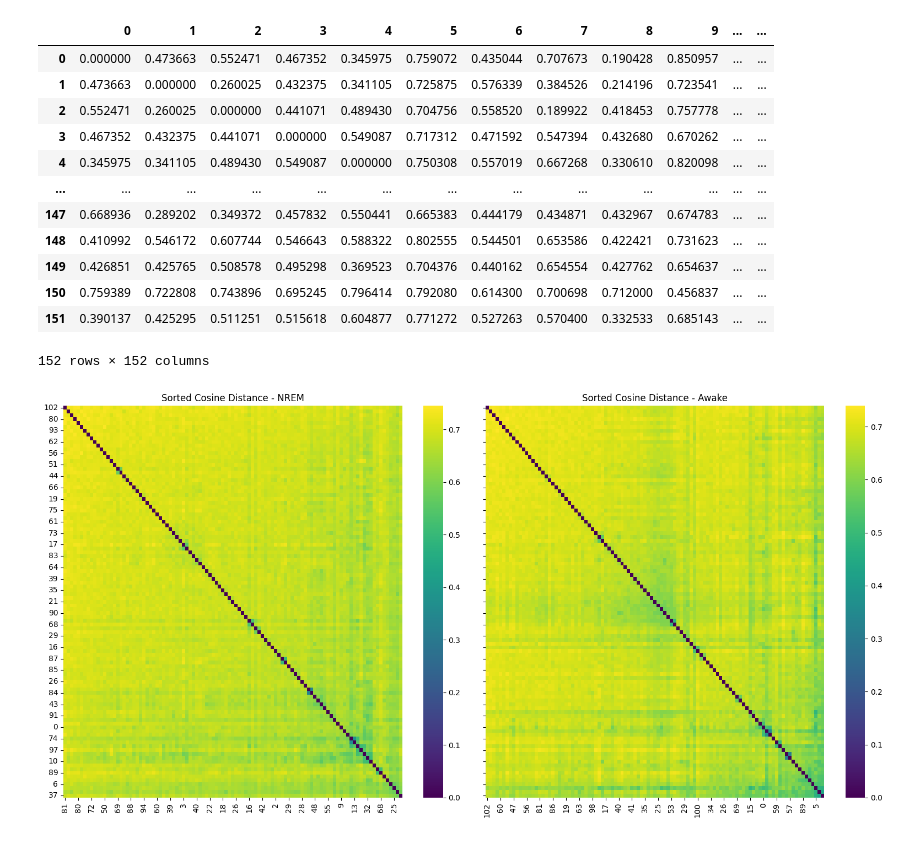
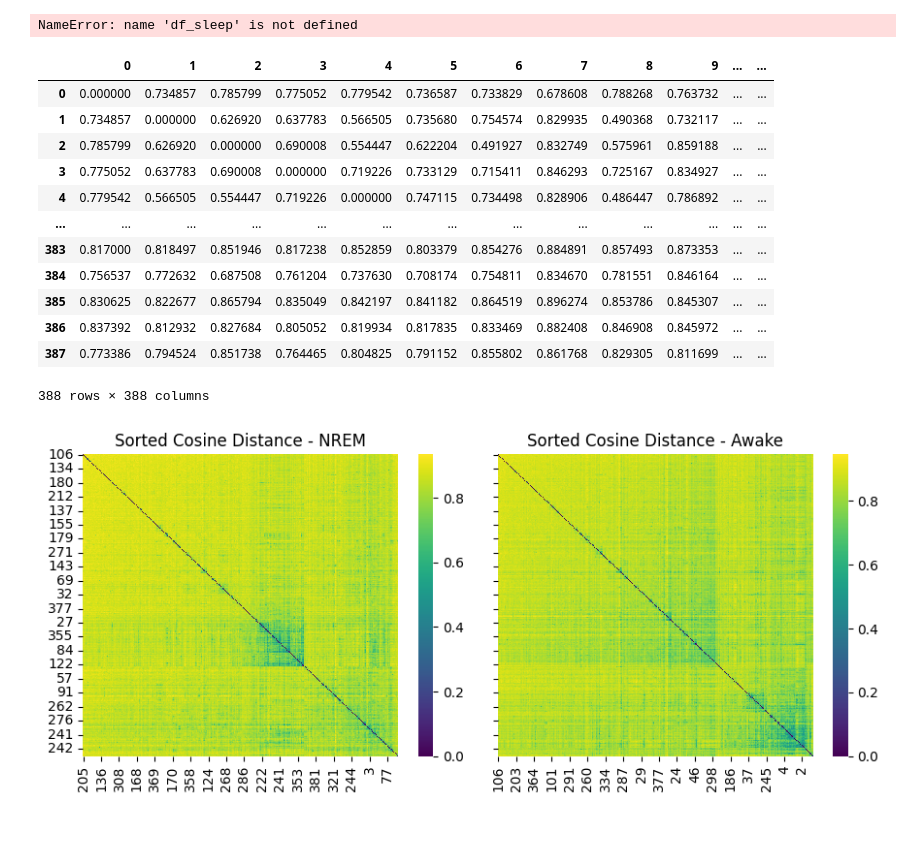
Before and after one commit to JessicaYoujiaLi/sleep, a Jupyter notebook: notebooks/clustering/clustering_plot.ipynb, the cells around one changed output. Saved outputs shown, nothing was run; the diff lists cells and outputs as text; code cells hidden in the pictures.

```diff
--- a/notebooks/clustering/clustering_plot.ipynb
+++ b/notebooks/clustering/clustering_plot.ipynb
@@ -114,3 +71,9 @@ summary_sleep
+# %%
+exp_path = google_drive.return_exp_path('sert54a_5', '4_4', 'TSeries-04042023-1023_sess1-001')
+processed_sleep_df = pd.read_csv(join(exp_path, 'eeg', 'velo_eeg.csv'), )
+file_name = 'dfof.csv'
+dfof_data = pd.read_csv(join(exp_path, file_name))
+dfof_data.set_index('roi_label', drop=True, inplace=True)
 # %%
 def process_dfof_mc(dfof, summary_sleep):
     """
@@ -143,5 +124,7 @@ IntCastingNaNError: Cannot convert non-finite values (NA or inf) to integer
 # %%
 result = clustering.process_dfof_mc(dfof_data, summary_sleep)
+# %% [output]
+NameError: name 'df_sleep' is not defined
 # %%
 d_awake = result['d_awake']
 d_sleep = result['d_sleep']
@@ -152,18 +135,18 @@ cos_dist_awake = clustering.calculate_cosine_distance(d_awake, 'awake', normaliz
 cos_dist_awake
 # %% [output]
 |  | 0 | 1 | 2 | 3 | 4 | 5 | 6 | 7 | 8 | 9 | ... | ... |
-| 0 | 0.000000 | 0.473663 | 0.552471 | 0.467352 | 0.345975 | 0.759072 | 0.435044 | 0.707673 | 0.190428 | 0.850957 | ... | ... |
-| 1 | 0.473663 | 0.000000 | 0.260025 | 0.432375 | 0.341105 | 0.725875 | 0.576339 | 0.384526 | 0.214196 | 0.723541 | ... | ... |
-| 2 | 0.552471 | 0.260025 | 0.000000 | 0.441071 | 0.489430 | 0.704756 | 0.558520 | 0.189922 | 0.418453 | 0.757778 | ... | ... |
-| 3 | 0.467352 | 0.432375 | 0.441071 | 0.000000 | 0.549087 | 0.717312 | 0.471592 | 0.547394 | 0.432680 | 0.670262 | ... | ... |
-| 4 | 0.345975 | 0.341105 | 0.489430 | 0.549087 | 0.000000 | 0.750308 | 0.557019 | 0.667268 | 0.330610 | 0.820098 | ... | ... |
+| 0 | 0.000000 | 0.734857 | 0.785799 | 0.775052 | 0.779542 | 0.736587 | 0.733829 | 0.678608 | 0.788268 | 0.763732 | ... | ... |
+| 1 | 0.734857 | 0.000000 | 0.626920 | 0.637783 | 0.566505 | 0.735680 | 0.754574 | 0.829935 | 0.490368 | 0.732117 | ... | ... |
+| 2 | 0.785799 | 0.626920 | 0.000000 | 0.690008 | 0.554447 | 0.622204 | 0.491927 | 0.832749 | 0.575961 | 0.859188 | ... | ... |
+| 3 | 0.775052 | 0.637783 | 0.690008 | 0.000000 | 0.719226 | 0.733129 | 0.715411 | 0.846293 | 0.725167 | 0.834927 | ... | ... |
+| 4 | 0.779542 | 0.566505 | 0.554447 | 0.719226 | 0.000000 | 0.747115 | 0.734498 | 0.828906 | 0.486447 | 0.786892 | ... | ... |
 | ... | ... | ... | ... | ... | ... | ... | ... | ... | ... | ... | ... | ... |
-| 147 | 0.668936 | 0.289202 | 0.349372 | 0.457832 | 0.550441 | 0.665383 | 0.444179 | 0.434871 | 0.432967 | 0.674783 | ... | ... |
-| 148 | 0.410992 | 0.546172 | 0.607744 | 0.546643 | 0.588322 | 0.802555 | 0.544501 | 0.653586 | 0.422421 | 0.731623 | ... | ... |
-| 149 | 0.426851 | 0.425765 | 0.508578 | 0.495298 | 0.369523 | 0.704376 | 0.440162 | 0.654554 | 0.427762 | 0.654637 | ... | ... |
-| 150 | 0.759389 | 0.722808 | 0.743896 | 0.695245 | 0.796414 | 0.792080 | 0.614300 | 0.700698 | 0.712000 | 0.456837 | ... | ... |
-| 151 | 0.390137 | 0.425295 | 0.511251 | 0.515618 | 0.604877 | 0.771272 | 0.527263 | 0.570400 | 0.332533 | 0.685143 | ... | ... |
+| 383 | 0.817000 | 0.818497 | 0.851946 | 0.817238 | 0.852859 | 0.803379 | 0.854276 | 0.884891 | 0.857493 | 0.873353 | ... | ... |
+| 384 | 0.756537 | 0.772632 | 0.687508 | 0.761204 | 0.737630 | 0.708174 | 0.754811 | 0.834670 | 0.781551 | 0.846164 | ... | ... |
+| 385 | 0.830625 | 0.822677 | 0.865794 | 0.835049 | 0.842197 | 0.841182 | 0.864519 | 0.896274 | 0.853786 | 0.845307 | ... | ... |
+| 386 | 0.837392 | 0.812932 | 0.827684 | 0.805052 | 0.819934 | 0.817835 | 0.833469 | 0.882408 | 0.846908 | 0.845972 | ... | ... |
+| 387 | 0.773386 | 0.794524 | 0.851738 | 0.764465 | 0.804825 | 0.791152 | 0.855802 | 0.861768 | 0.829305 | 0.811699 | ... | ... |
-152 rows × 152 columns
+388 rows × 388 columns
 # %%
 # Save cos_dist_nrem and cos_dist_awake to CSV files
 cos_dist_nrem.to_csv(join(exp_path, 'cos_dist_nrem.csv'), index=False)
@@ -171,24 +154,24 @@ cos_dist_awake.to_csv(join(exp_path, 'cos_dist_awake.csv'), index=False)
 # %%
 sorted_cos_dist_nrem = clustering.sort_distance_matrix(cos_dist_nrem)
 sorted_cos_dist_awake = clustering.sort_distance_matrix(cos_dist_awake)
 
 # Now plot the sorted matrices using seaborn's heatmap function
-fig, axs = plt.subplots(1, 2, figsize=(16, 8), sharey=True)
+fig, axs = plt.subplots(1, 2, figsize=(9, 4), sharey=True)
 
 sns.heatmap(sorted_cos_dist_nrem, ax=axs[0], cmap="viridis")
 axs[0].set_title("Sorted Cosine Distance - NREM")
 
 sns.heatmap(sorted_cos_dist_awake, ax=axs[1], cmap="viridis")
 axs[1].set_title("Sorted Cosine Distance - Awake")
 
 plt.tight_layout()
 
 # saving the fig
 fig.savefig(join(exp_path, "MC_sorted_cosine_dist.png"), dpi=300)
 
 plt.show()
 # %% [output]
-[figure, old version]
+[figure, new version]
 # %%
 # Flatten the matrices and remove the diagonal (self-distance) values
 distance_values_nrem = cos_dist_nrem.values.flatten()
```
Also changed, not shown: parts of 10 cells of this notebook.
